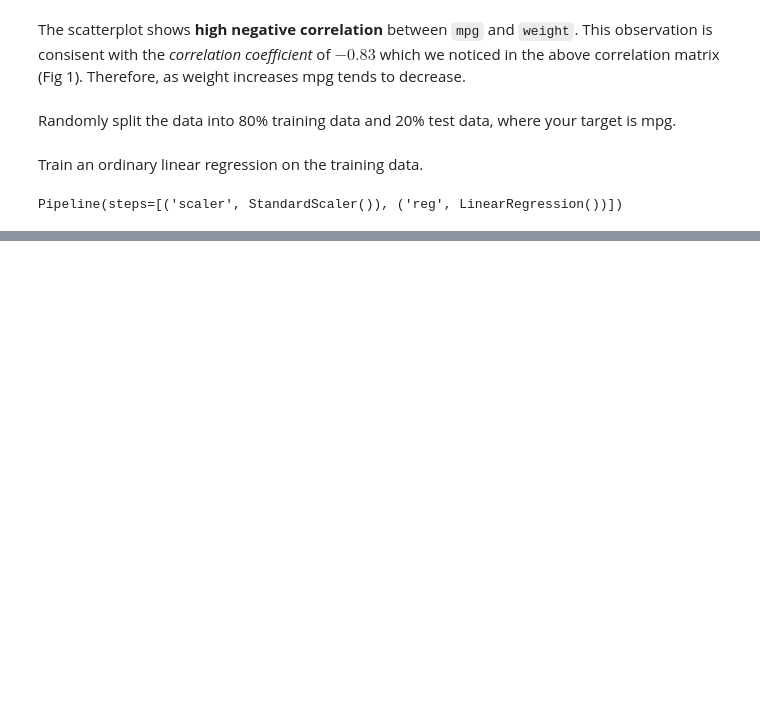
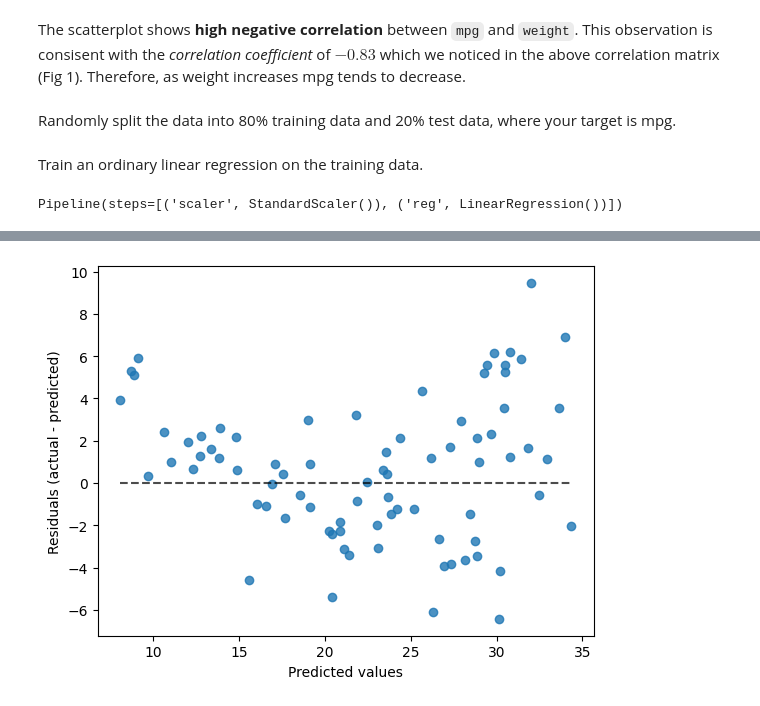
Before and after one commit to biswajit-bellevue/DSC550, a Jupyter notebook: SharmaDSC550Week4.ipynb, the cells around one changed output, grey strips where cells are left out. Cells and saved outputs as stored; diff of their text form; code cells hidden in the pictures; blank space fills up the shorter version.

```diff
--- a/SharmaDSC550Week4.ipynb
+++ b/SharmaDSC550Week4.ipynb
@@ -179,8 +177,8 @@ features_train, features_test, target_train, target_test = train_test_split(
 # %% [markdown]
 Train an ordinary linear regression on the training data.
 # %%
-# displacement column has high correlation with weight and will cause linear dependence in the model
-# hence, lets drop one of them, say displacement
-features_train = features_train.drop(columns=["displacement","weight"])
-features_test = features_test.drop(columns=["displacement", "weight"])
+# displacement column has high correlation with weight and cyclinders (>0.9) and may cause linear dependence in the model
+# hence, lets drop the displacement column
+features_train = features_train.drop(columns=["displacement"])
+features_test = features_test.drop(columns=["displacement"])
 # %%
@@ -363,0 +236,7 @@ Test RMSE: 3.6295926518411488
+# %%
+# generate residual plot of linear regression model
+display = PredictionErrorDisplay(y_true=target_test,y_pred=predicted_target_test)
+display.plot()
+plt.show()
+# %% [output]
+[figure, added]
```
Also changed, not shown: parts of 48 cells of this notebook, 2 other files.
